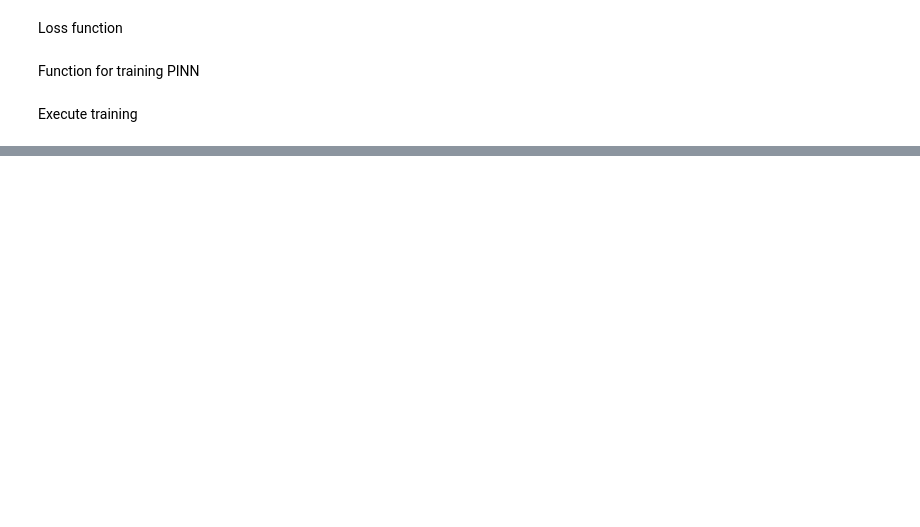
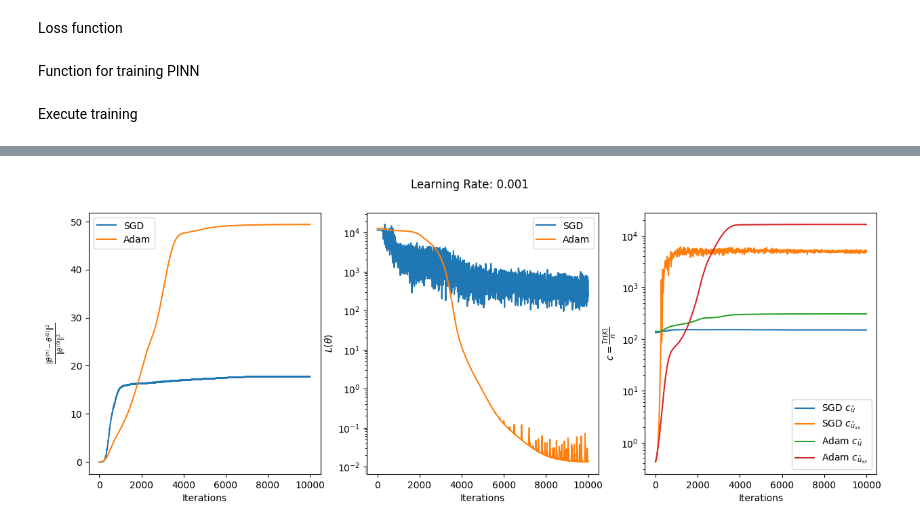
Before and after one commit to ikbenali/ReproducibilityProject_DL, a Jupyter notebook: Implementation_2/Reproducibility_project_PINN's_NTK_perspective.ipynb, the cells around one changed output, grey strips where cells are left out. Cells and saved outputs as stored; diff of their text form; code cells hidden in the pictures; blank space fills up the shorter version.

```diff
--- a/Implementation_2/Reproducibility_project_PINN's_NTK_perspective.ipynb
+++ b/Implementation_2/Reproducibility_project_PINN's_NTK_perspective.ipynb
@@ -293,0 +294,36 @@ KeyboardInterrupt: ignored
+# %%
+# Create a figure with 1 row and 3 columns
+fig, (ax1, ax2, ax3) = plt.subplots(1, 3, figsize=(15, 5))
+
+# Plot relative change
+ax1.plot(range(1, len(sgd_relative_change) + 1), sgd_relative_change, label='SGD')
+ax1.plot(range(1, len(adam_relative_change) + 1), adam_relative_change, label='Adam')
+ax1.set_xlabel('Iterations')
+ax1.set_ylabel(r'$\frac{\|\theta^{(n)} - \theta^{(0)}\|^2}{\|\theta^{(0)}\|^2}$')
+ax1.legend()
+
+# Plot loss
+ax2.plot(range(1, len(sgd_losses) + 1), sgd_losses, label='SGD')
+ax2.plot(range(1, len(adam_losses) + 1), adam_losses, label='Adam')
+ax2.set_xlabel('Iterations')
+ax2.set_ylabel(r'$L(\theta)$')
+ax2.legend()
+ax2.set_yscale('log')  # Set y-axis to logarithmic scale
+
+# Plot crate values for uhat and uhat_xx
+ax3.plot(range(0, len(sgd_crate_uhat) * 10, 10), sgd_crate_uhat, label=r'SGD $c_{\hat{u}}$')
+ax3.plot(range(0, len(sgd_crate_uhat_xx) * 10, 10), sgd_crate_uhat_xx, label=r'SGD $c_{\hat{u}_{xx}}$')
+ax3.plot(range(0, len(adam_crate_uhat) * 10, 10), adam_crate_uhat, label=r'Adam $c_{\hat{u}}$')
+ax3.plot(range(0, len(adam_crate_uhat_xx) * 10, 10), adam_crate_uhat_xx, label=r'Adam $c_{\hat{u}_{xx}}$')
+ax3.set_xlabel('Iterations')
+ax3.set_ylabel(r'$c = \frac{Tr(K)}{n}$')
+ax3.legend()
+ax3.set_yscale('log')  # Set y-axis to logarithmic scale
+
+# Display learning rate information
+fig.suptitle(f'Learning Rate: {lr}')
+
+# Show the plots
+plt.show()
+# %% [output]
+[figure, added]
```
Also changed, not shown: parts of 2 cells of this notebook.
